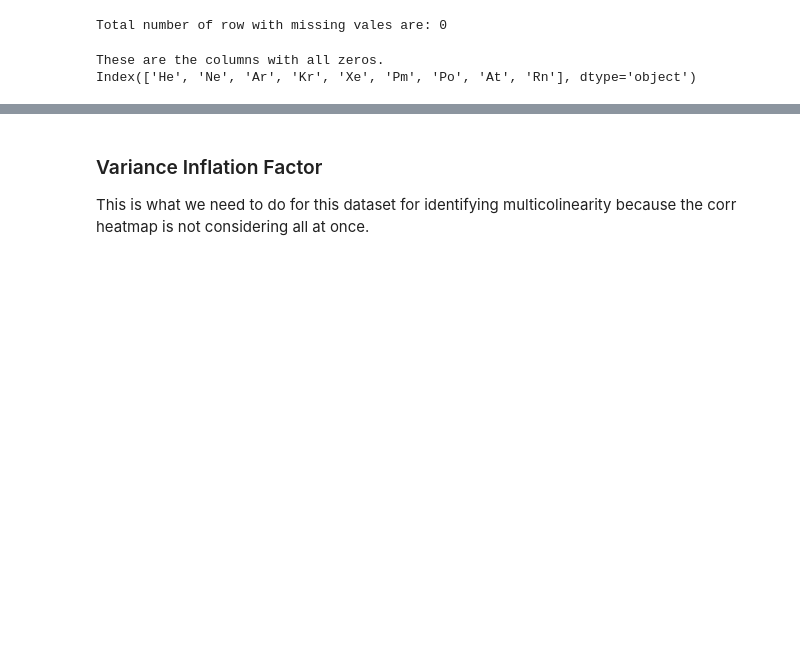
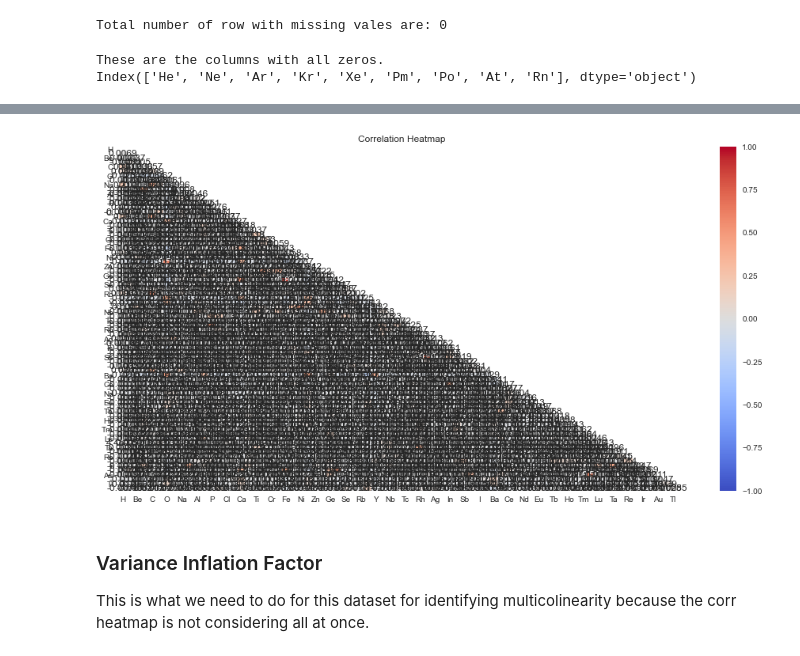
Before and after one commit to rajeshsk/QTW, a Jupyter notebook: CaseStudy1/final report/CaseStudy1 - Linear Regression.ipynb, the cells around one changed output, grey strips where cells are left out. Drawn from its saved outputs; the diff is of its cells as text; code cells hidden in the pictures; blank space fills up the shorter version.

```diff
--- a/CaseStudy1/final report/CaseStudy1 - Linear Regression.ipynb
+++ b/CaseStudy1/final report/CaseStudy1 - Linear Regression.ipynb
@@ -402,3 +343,10 @@ print("\033[1;37;40m Categerocial ", "\033[1;30;41m Numeric ", "\033[1;30;47m Na
+# %%
+#### We can observe that columns with individual elements are less corelated
+
+num_var_four = X.iloc[:,81:157]
+corr_heatmap(num_var_four)
+# %% [output]
+[figure, added]
 # %% [markdown]
 ### Variance Inflation Factor
 
```
Also changed, not shown: parts of 30 cells of this notebook.
